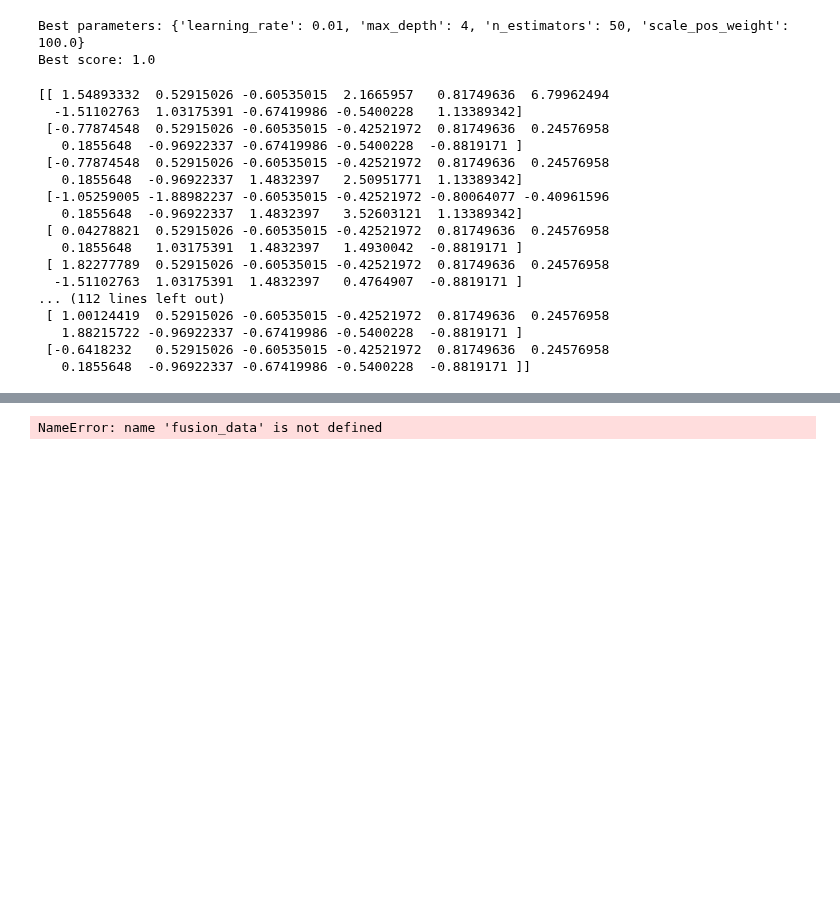
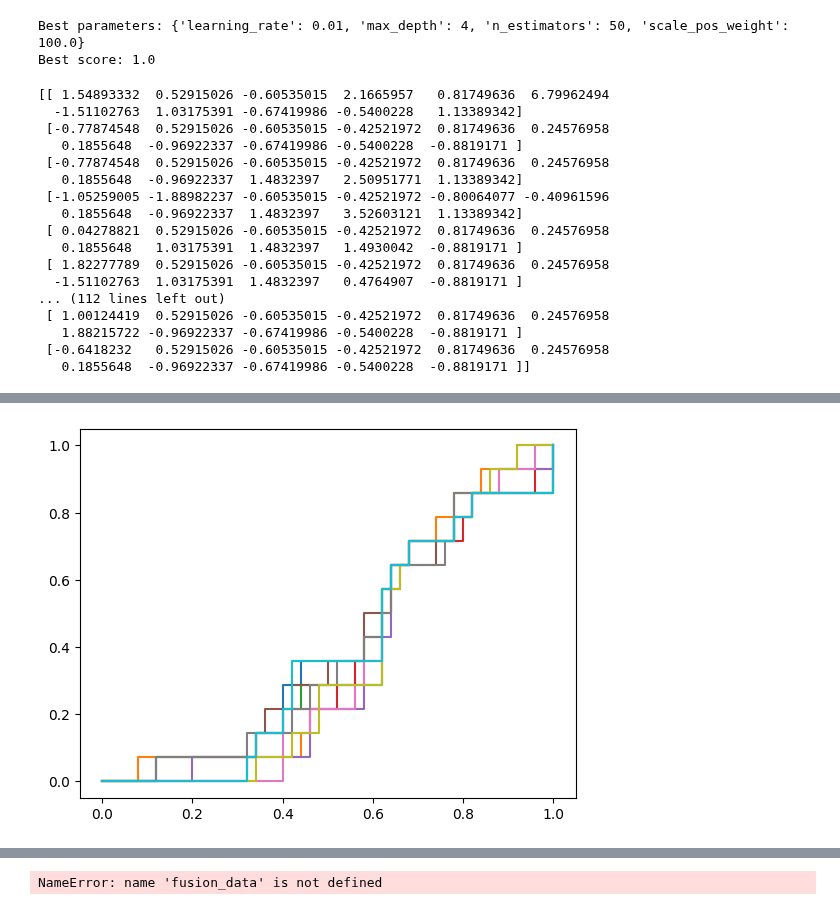
Before and after one commit to jinyuanwong/fnirs-treatment-response-prediction, a Jupyter notebook: scripts/fusion_model/fusion_main.ipynb, the cells around one changed output, grey strips where cells are left out. Drawn from its saved outputs; the diff is of its cells as text; code cells hidden in the pictures; blank space fills up the shorter version.

```diff
--- a/scripts/fusion_model/fusion_main.ipynb
+++ b/scripts/fusion_model/fusion_main.ipynb
@@ -37,14 +71,21 @@ def impute_nan_data(data):
     imputed_data = imputer.transform(input)
     return imputed_data
 
-mean_data = replace_nan_with_mean(clinical_data)
-imputed_data = impute_nan_data(clinical_data)
+mean_clinical_data = replace_nan_with_mean(clinical_data)
+imputed_clinical_data = impute_nan_data(clinical_data)
 
-z_imputed_data = zscore(imputed_data, axis=0)
+z_imputed_clinical_data = zscore(imputed_clinical_data, axis=0)
 
 # add MMDT data
 
-demographic_data = np.load(fold_path + '/demografic_data.npy', allow_pickle=True)
 demographic_data = demographic_data.astype(float)
 demographic_data = impute_nan_data(demographic_data)
 demographic_data = zscore(demographic_data, axis=0)
+# %%
+print(demographic_data.shape)
+print(z_imputed_clinical_data.shape)
+print(fnirs_prediction_all.shape)
+
+X = np.concatenate((z_imputed_clinical_data, demographic_data, fnirs_feature), axis=1)
+
+np.save(fold_path + '/demo_11_cli_7_fnirs_1.npy', X)
@@ -178,12 +216,21 @@ from sklearn.linear_model import Perceptron
 from xgboost import XGBClassifier
 from catboost import CatBoostClassifier
 from sklearn.metrics import accuracy_score, recall_score, make_scorer
-from sklearn.metrics import balanced_accuracy_score
+from sklearn.metrics import balanced_accuracy_score, confusion_matrix
 from sklearn.model_selection import cross_validate
 
-X_train = fusion_data
+def specificity_score(y_true, y_pred):
+    tn, fp, fn, tp = confusion_matrix(y_true, y_pred).ravel()
+    specificity = tn / (tn + fp)
+    return specificity
+
+# Create a scorer for specificity
+specificity_scorer = make_scorer(specificity_score)
+
+X_train = X[:, -2:]
+Y_train = np.load(fold_path + '/label.npy', allow_pickle=True)
 models = {
-    'CatBoost': CatBoostClassifier(verbose=0),
+    'CatBoost': CatBoostClassifier(scale_pos_weight=5, verbose=0),
     'XGBoost': XGBClassifier(scale_pos_weight=61 * 1e5),
     'RandomForest': RandomForestClassifier(),
     'DecisionTree': DecisionTreeClassifier(),
@@ -192,12 +239,14 @@ models = {
     'Perceptron': Perceptron()
 }
 
+
 results = {}
 
 for model_name, model in models.items():
     # Define the scorers you want to use
     scoring = {'balanced_accuracy': make_scorer(balanced_accuracy_score),
-               'sensitivity': make_scorer(recall_score)}
+               'sensitivity': make_scorer(recall_score),
+                'specificity': specificity_scorer}
 
     # Perform 5-fold cross-validation and get the results
     cv_results = cross_validate(model, X_train, Y_train, cv=5, scoring=scoring, return_train_score=False)
@@ -205,9 +254,9 @@ for model_name, model in models.items():
     # Calculate mean scores
     mean_accuracy = cv_results['test_balanced_accuracy'].mean()
     mean_sensitivity = cv_results['test_sensitivity'].mean()
+    mean_specificity = cv_results['test_specificity'].mean()
 
     # Store the results
-    results[model_name] = {'bAcc': mean_accuracy, 'Sensitivity': mean_sensitivity}
-
-results
+    results[model_name] = {'bAcc': mean_accuracy, 'Sensitivity': mean_sensitivity, 'Specificity': mean_specificity}
+    print(f"model - {model_name} - metrics - {results[model_name]}")
 # %% [output]
@@ -227,0 +414,5 @@ array([0., 0., 0., 0., 0., 0., 0., 0., 0., 0., 0., 0., 0., 0., 1., 0., 0.,
+# %%
+for i in all_fpr_tpr:
+    plt.plot(i[0], i[1])
+# %% [output]
+[figure, added]
```
Also changed, not shown: parts of 12 cells of this notebook, 1 other file.
